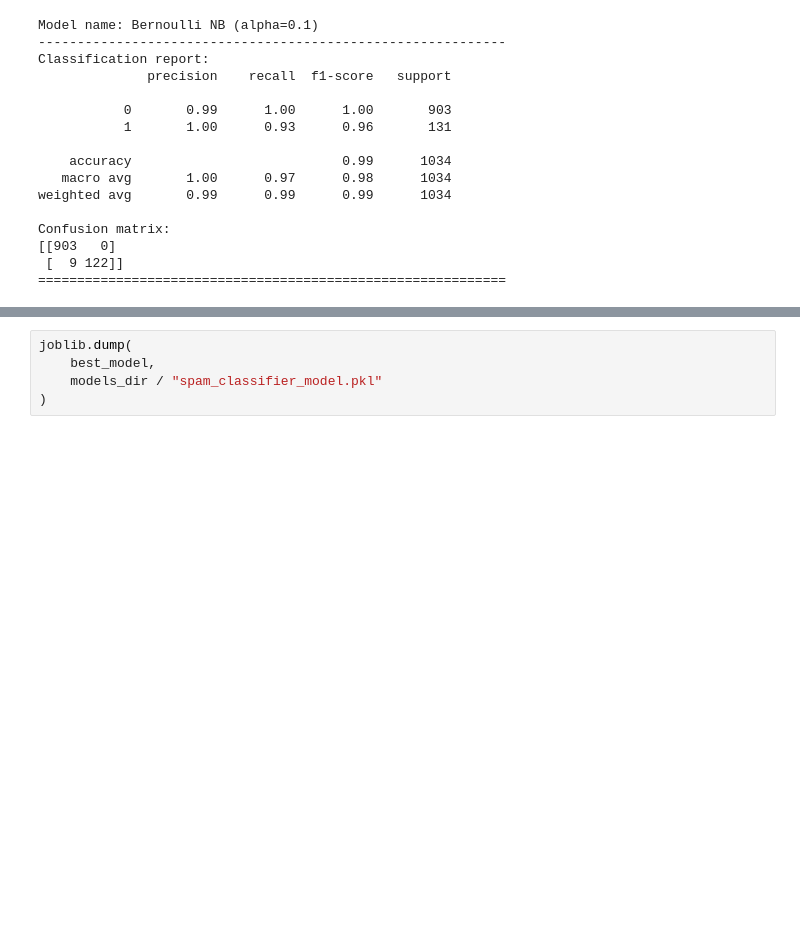
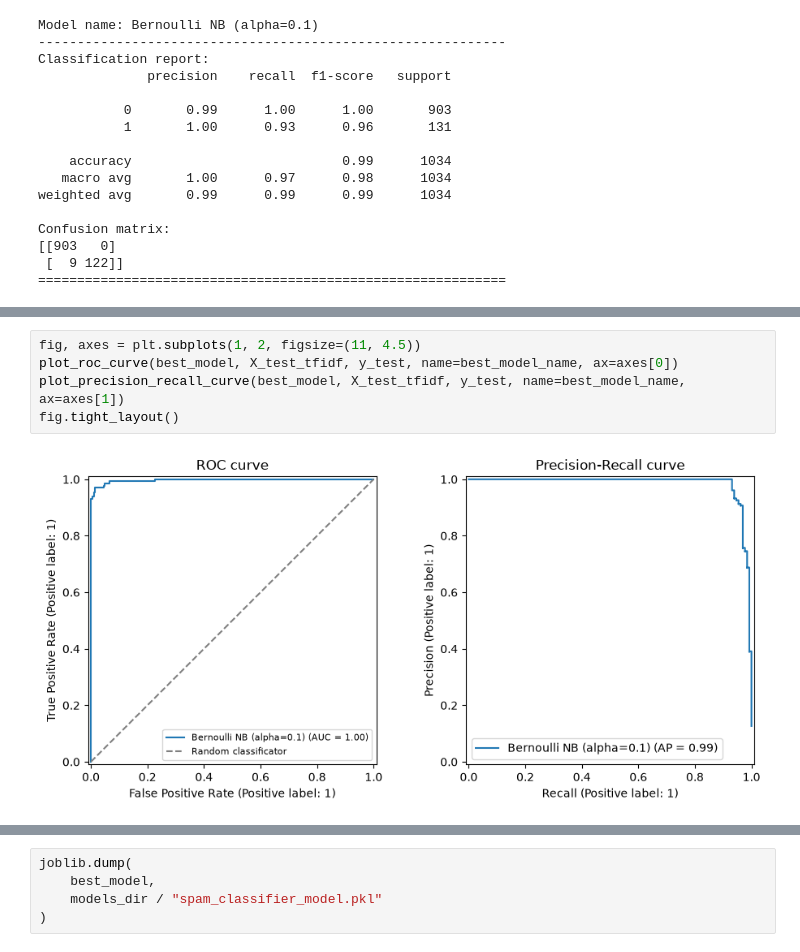
Before and after one commit to moshenetsb/ml-spam-detector, a Jupyter notebook: notebooks/03_model_selection.ipynb, the cells around one changed output, grey strips where cells are left out. Cells and saved outputs as stored; diff of their text form; blank space fills up the shorter version.

```diff
--- a/notebooks/03_model_selection.ipynb
+++ b/notebooks/03_model_selection.ipynb
@@ -230,0 +277,7 @@ Confusion matrix:
+# %%
+fig, axes = plt.subplots(1, 2, figsize=(11, 4.5))
+plot_roc_curve(best_model, X_test_tfidf, y_test, name=best_model_name, ax=axes[0])
+plot_precision_recall_curve(best_model, X_test_tfidf, y_test, name=best_model_name, ax=axes[1])
+fig.tight_layout()
+# %% [output]
+[figure, added]
```
Also changed, not shown: parts of 12 cells of this notebook, 9 other files.
